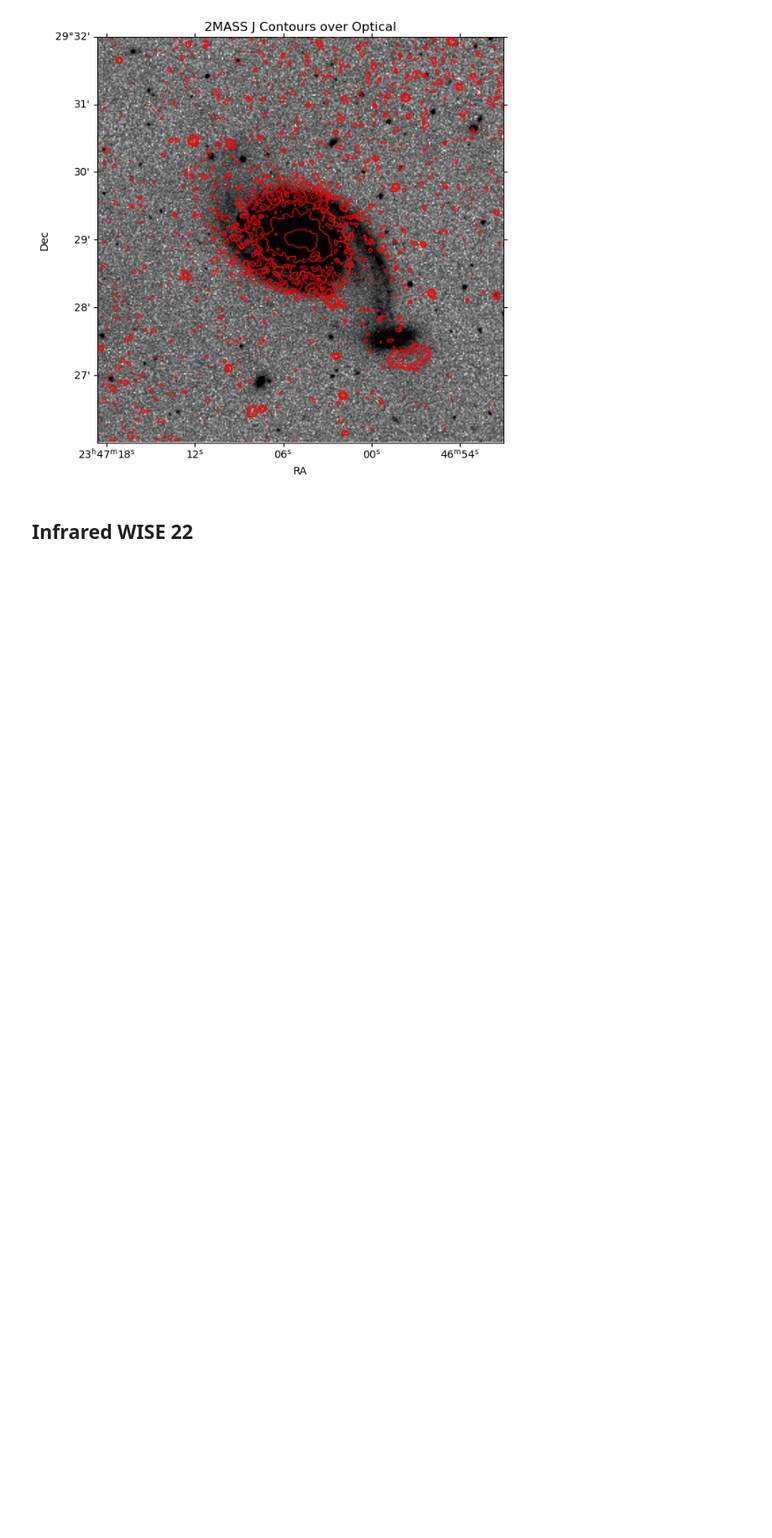
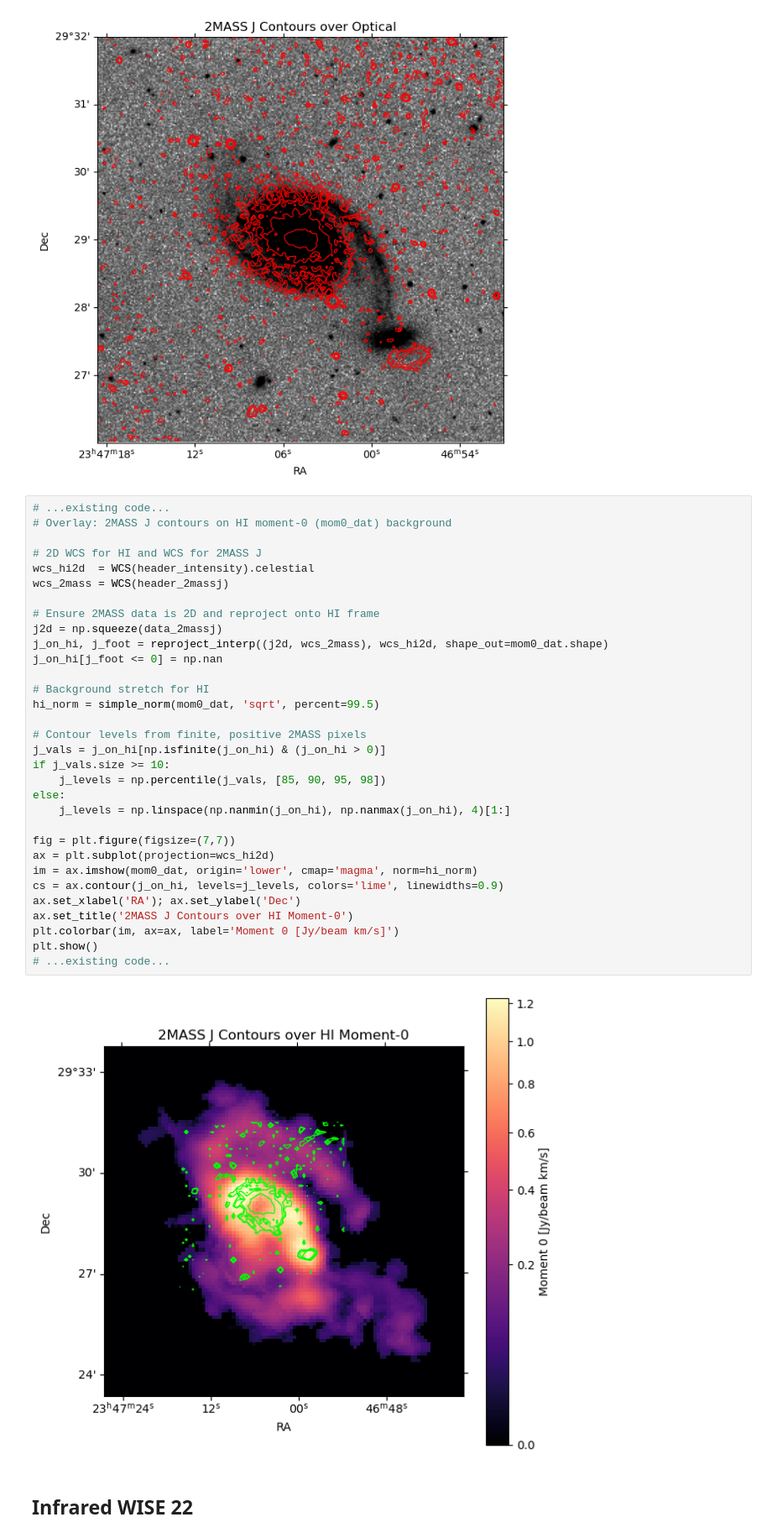
Before and after one commit to AnyelTars/Arp86-Galaxy-System, a Jupyter notebook: StarFormation/StarsFormation.ipynb, the cells around one changed output. Shown at 84% size. Saved outputs shown, nothing was run; the diff lists cells and outputs as text; blank space fills up the shorter version.

```diff
--- a/StarFormation/StarsFormation.ipynb
+++ b/StarFormation/StarsFormation.ipynb
@@ -80,6 +133,40 @@ ax.set_title('2MASS J Contours over Optical')
 plt.show()
 # %% [output]
 [figure]
+# %%
+# ...existing code...
+# Overlay: 2MASS J contours on HI moment-0 (mom0_dat) background
+
+# 2D WCS for HI and WCS for 2MASS J
+wcs_hi2d  = WCS(header_intensity).celestial
+wcs_2mass = WCS(header_2massj)
+
+# Ensure 2MASS data is 2D and reproject onto HI frame
+j2d = np.squeeze(data_2massj)
+j_on_hi, j_foot = reproject_interp((j2d, wcs_2mass), wcs_hi2d, shape_out=mom0_dat.shape)
+j_on_hi[j_foot <= 0] = np.nan
+
+# Background stretch for HI
+hi_norm = simple_norm(mom0_dat, 'sqrt', percent=99.5)
+
+# Contour levels from finite, positive 2MASS pixels
+j_vals = j_on_hi[np.isfinite(j_on_hi) & (j_on_hi > 0)]
+if j_vals.size >= 10:
+    j_levels = np.percentile(j_vals, [85, 90, 95, 98])
+else:
+    j_levels = np.linspace(np.nanmin(j_on_hi), np.nanmax(j_on_hi), 4)[1:]
+
+fig = plt.figure(figsize=(7,7))
+ax = plt.subplot(projection=wcs_hi2d)
+im = ax.imshow(mom0_dat, origin='lower', cmap='magma', norm=hi_norm)
+cs = ax.contour(j_on_hi, levels=j_levels, colors='lime', linewidths=0.9)
+ax.set_xlabel('RA'); ax.set_ylabel('Dec')
+ax.set_title('2MASS J Contours over HI Moment-0')
+plt.colorbar(im, ax=ax, label='Moment 0 [Jy/beam km/s]')
+plt.show()
+# ...existing code...
+# %% [output]
+[figure, added]
 # %% [markdown]
 ## Infrared WISE 22
 # %%
```
Also changed, not shown: parts of 6 cells of this notebook.
